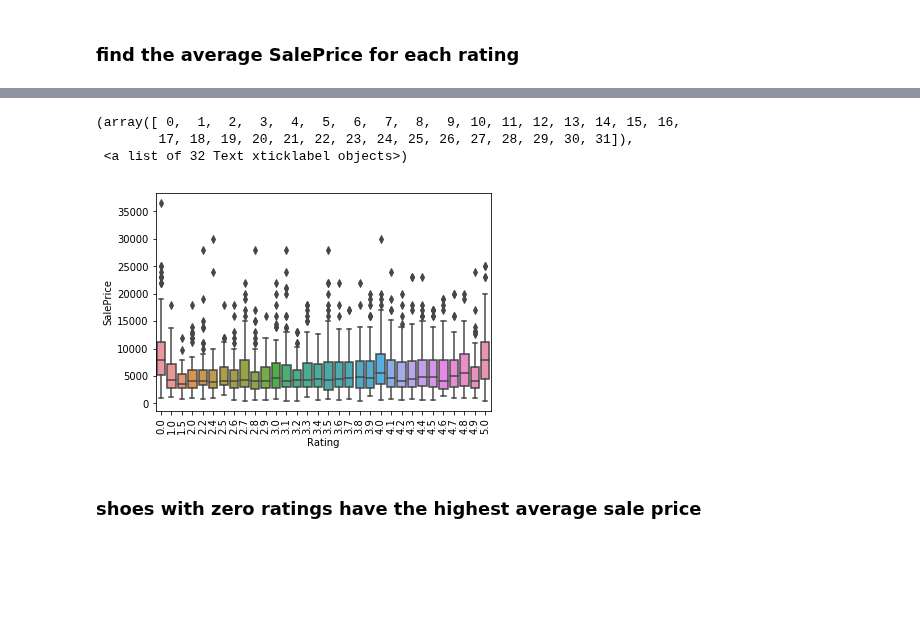
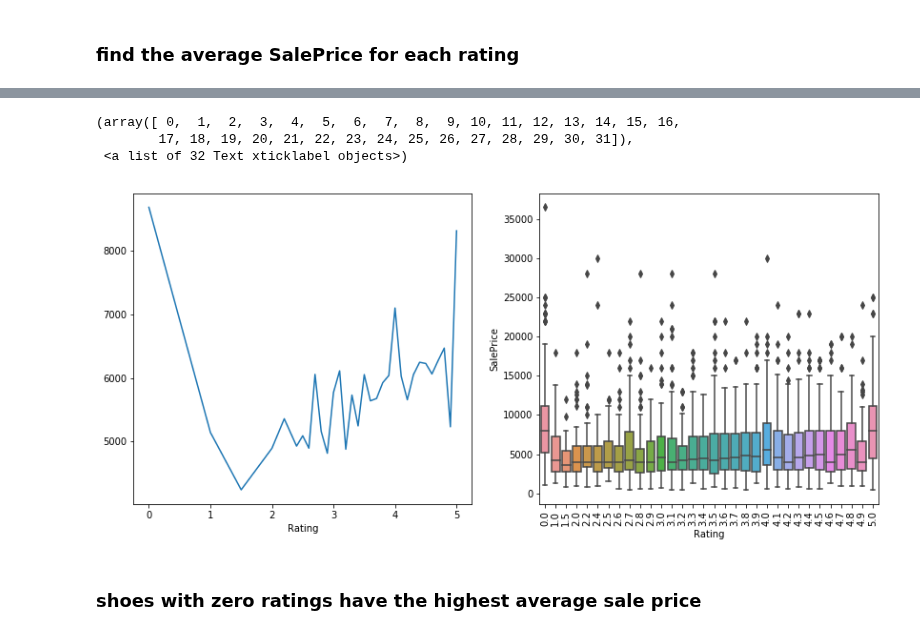
Before and after one commit to nomadskyler/AdidasNikePortfolioProject, a Jupyter notebook: AdidasNikeProject.ipynb, the cells around one changed output, grey strips where cells are left out. Drawn from its saved outputs; the diff is of its cells as text; code cells hidden in the pictures; blank space fills up the shorter version.

Commit message:
clean code into one cell for rating salary boxplot

```diff
--- a/AdidasNikeProject.ipynb
+++ b/AdidasNikeProject.ipynb
@@ -328,12 +321,20 @@ mean.plot()
 # %%
+plt.figure( figsize = ( 14 , 6 ) )
+plt.subplot( 1 , 2 , 1 )
+
+mean = data.groupby( data[ 'Rating' ] )[ 'SalePrice' ].mean()
+mean.plot()
+
+plt.subplot( 1 , 2 , 2 )
+
 rating_plot = sns.boxplot( x = 'Rating' , y = 'SalePrice' , data = data )
 
 plt.xticks( rotation = 90 )
 # %% [output]
 (array([ 0,  1,  2,  3,  4,  5,  6,  7,  8,  9, 10, 11, 12, 13, 14, 15, 16,
         17, 18, 19, 20, 21, 22, 23, 24, 25, 26, 27, 28, 29, 30, 31]),
  <a list of 32 Text xticklabel objects>)
-[figure, old version]
+[figure, new version]
 # %% [markdown]
 ### shoes with zero ratings have the highest average sale price
 # %% [markdown]
```
Also changed, not shown: parts of 1 cell of this notebook.
